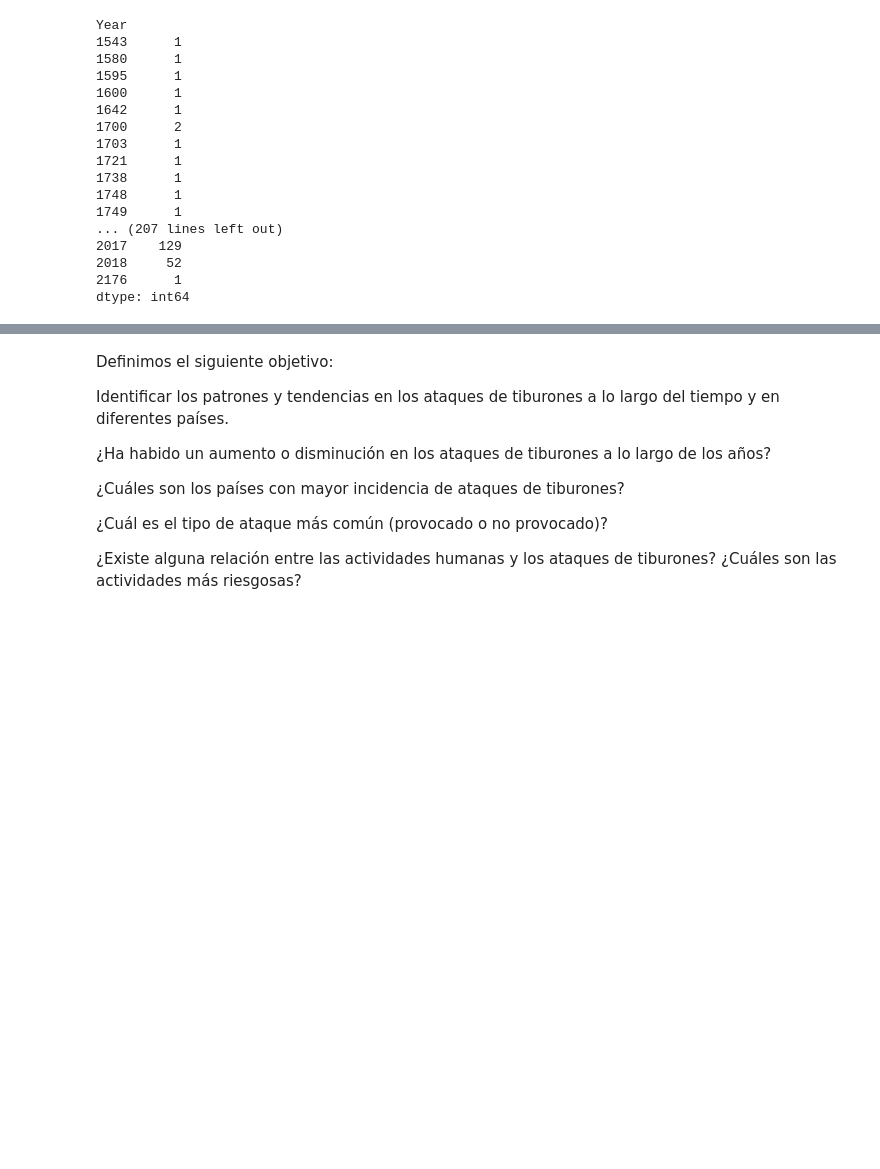
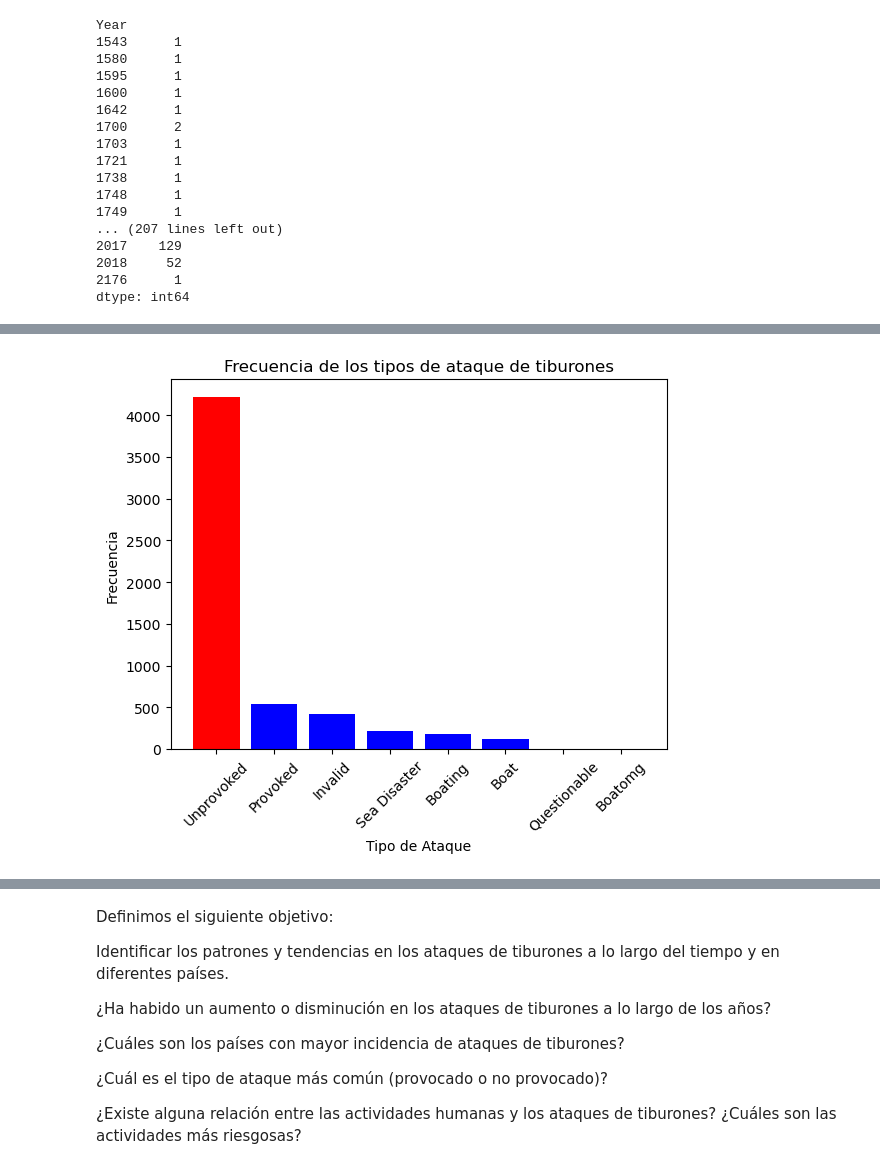
Before and after one commit to esteban-bit/data-cleaning-pandas, a Jupyter notebook: w2-project_pandas.ipynb, the cells around one changed output, grey strips where cells are left out. Drawn from its saved outputs; the diff is of its cells as text; code cells hidden in the pictures; blank space fills up the shorter version.

```diff
--- a/w2-project_pandas.ipynb
+++ b/w2-project_pandas.ipynb
@@ -1051,0 +1137,20 @@ plt.show()
+# %%
+tipos_ataque = ['Unprovoked', 'Provoked', 'Invalid', 'Sea Disaster', 'Boating', 'Boat', 'Questionable', 'Boatomg']
+frecuencia_ataques = [4220, 536, 414, 214, 179, 114, 2, 1]
+
+# Encontrar el índice de la frecuencia máxima
+indice_max_frecuencia = frecuencia_ataques.index(max(frecuencia_ataques))
+
+colores = ['blue'] * len(tipos_ataque)
+colores[indice_max_frecuencia] = 'red'
+
+# Crear el gráfico de barras con el color asignado
+plt.bar(tipos_ataque, frecuencia_ataques, color=colores)
+
+plt.xlabel('Tipo de Ataque')
+plt.ylabel('Frecuencia')
+plt.title('Frecuencia de los tipos de ataque de tiburones')
+plt.xticks(rotation=45)
+plt.show()
+# %% [output]
+[figure, added]
```
Also changed, not shown: parts of 66 cells of this notebook, 1 other file.
